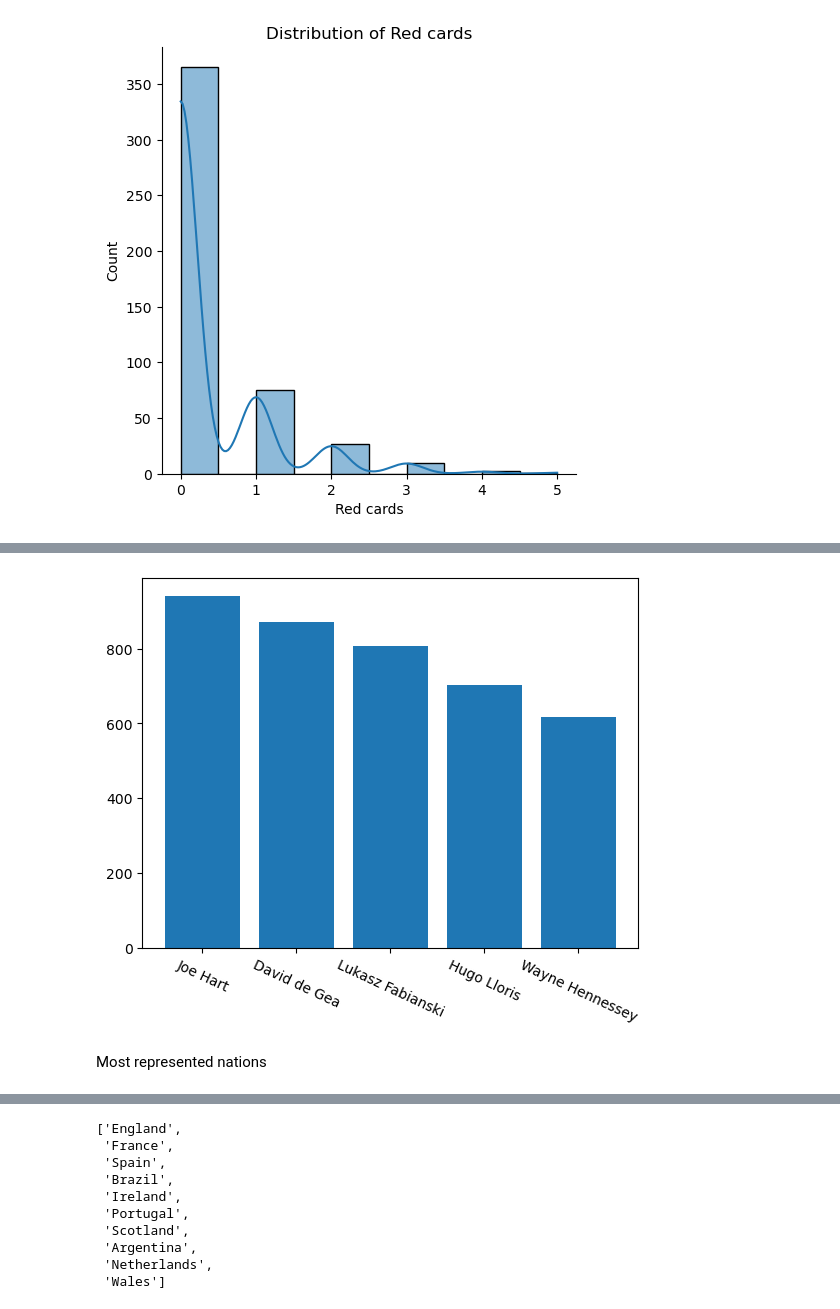
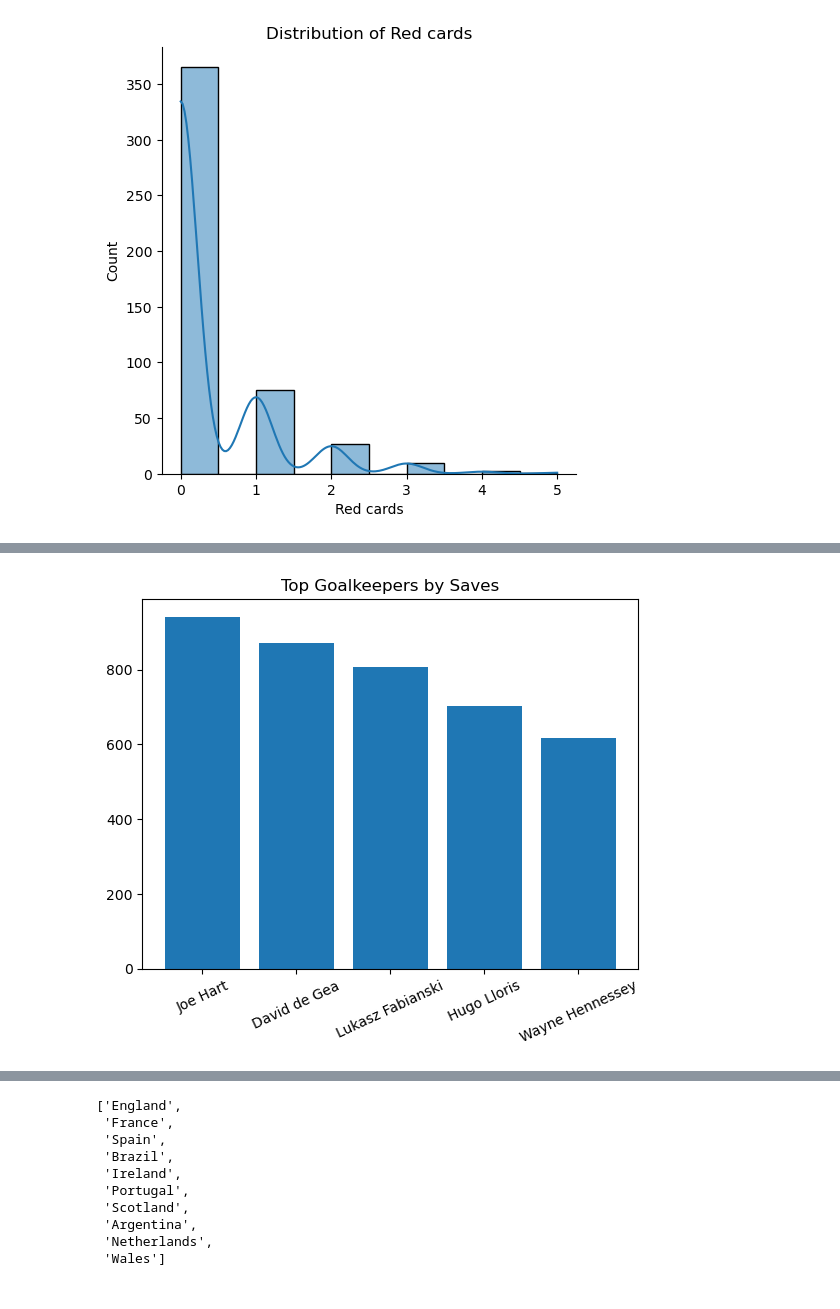
Before and after one commit to SonaBezirganyan/premier-league-stat-analysis, a Jupyter notebook: pl_stat_analysis.ipynb, the cells around one changed output, grey strips where cells are left out. Saved outputs shown, nothing was run; the diff lists cells and outputs as text; code cells hidden in the pictures.

```diff
--- a/pl_stat_analysis.ipynb
+++ b/pl_stat_analysis.ipynb
@@ -296,0 +320,9 @@ Goalkeepers with highest number of saves
+# %%
+df['Goals per match'] = df['Goals'] / df['Appearances']
+df_sorted_goals_per_match = df.sort_values(by="Goals per match", ascending=False)
+
+fig, ax = plt.subplots()
+ax.bar(df_sorted_goals_per_match['Name'].head(), df_sorted_goals_per_match['Goals per match'].head())
+plt.xticks(rotation=25)
+plt.title("Top Players by Goals per Match")
+plt.show()
@@ -296,0 +338,6 @@ Goalkeepers with highest number of saves
+# %%
+df['Wins per match'] = df['Wins'] / df['Appearances']
+df_sorted_wins_per_match = df.sort_values(by="Wins per match", ascending=False)
+plt.bar(df_sorted_wins_per_match["Name"].head(), df_sorted_wins_per_match["Wins per match"].head())
+plt.title("Top Players by Wins per Match")
+plt.xticks(rotation=25);
@@ -296,0 +353,6 @@ Goalkeepers with highest number of saves
+# %%
+df['Losses per match'] = df['Losses'] / df['Appearances']
+df_sorted_losses_per_match = df.sort_values(by="Losses per match", ascending=False)
+plt.bar(df_sorted_losses_per_match["Name"].head(), df_sorted_losses_per_match["Losses per match"].head())
+plt.title("Top Players by Losses per Match")
+plt.xticks(rotation=25);
@@ -296,0 +368,6 @@ Goalkeepers with highest number of saves
+# %%
+df['Tackles per match'] = df['Tackles'] / df['Appearances']
+df_sorted_tackles_per_match = df.sort_values(by="Tackles per match", ascending=False)
+plt.bar(df_sorted_tackles_per_match["Name"].head(), df_sorted_tackles_per_match["Tackles per match"].head())
+plt.title("Top Players by Tackles per Match")
+plt.xticks(rotation=25);
@@ -297,8 +376,7 @@ Goalkeepers with highest number of saves
 # %%
 df_sorted_saves = df.sort_values(by="Saves", ascending=False)
 plt.bar(df_sorted_saves["Name"].head(), df_sorted_saves["Saves"].head())
-plt.xticks(rotation = -25);
+plt.title("Top Goalkeepers by Saves")
+plt.xticks(rotation=25);
 # %% [output]
-[figure, old version]
+[figure, new version]
-# %% [markdown]
-Most represented nations
```
Also changed, not shown: parts of 53 cells of this notebook.
